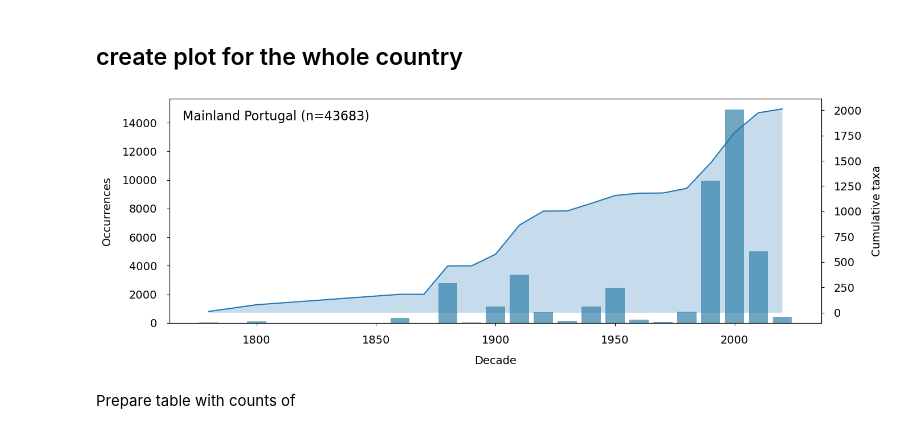
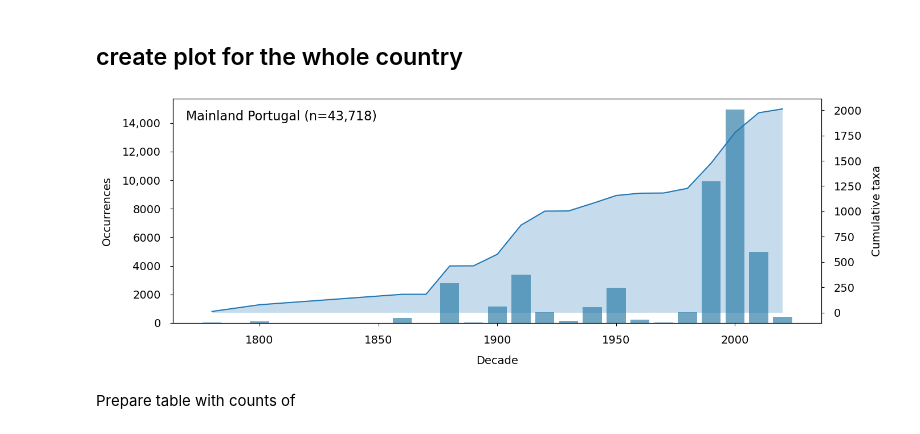
Before and after one commit to rpfigueira/lichen-checklist-pt, a Jupyter notebook: charts_fig2_province_no_labels.ipynb, the cells around one changed output. Cells and saved outputs as stored; diff of their text form; code cells hidden in the pictures.

Commit message:
update fig 2 mainland

```diff
--- a/charts_fig2_province_no_labels.ipynb
+++ b/charts_fig2_province_no_labels.ipynb
@@ -7,11 +7,13 @@ The composite of the figure is created by notebook `compose_map_province`.
 import pandas as pd
 import os
 
-df_occ = pd.read_csv('../dados_raw/checklist_occurrences_29Abr2026.csv', low_memory=False)
+df_occ = pd.read_csv('../dados_raw/checklist_occurrences_12Jun2026.csv', low_memory=False)
 df_prov_codes = pd.read_csv('../dados_raw/province_ids.csv')
 
 
-df_occ_valid_taxa = df_occ[(df_occ['taxonomicStatus'].str.lower() == 'accepted') | (df_occ['taxonomicStatus'].str.lower() == 'synonym')].reset_index(drop=True)
+# df_occ_valid_taxa = df_occ[(df_occ['taxonomicStatus'].str.lower() == 'accepted') | (df_occ['taxonomicStatus'].str.lower() == 'synonym')].reset_index(drop=True)
+
+df_occ_valid_taxa = df_occ.copy()
 
 df_occ_valid_taxa.shape
 # %% [output]
@@ -247,6 +249,14 @@ for province in sorted(df["provincia_process"].dropna().unique()):
 # %% [markdown]
 ## create plot for the whole country
 # %%
+from matplotlib.ticker import FuncFormatter
+
+def thousands_if_5digits(x, pos):
+    x = int(round(x))
+    if abs(x) >= 10000:
+        return f"{x:,}"
+    return f"{x}"
+
 df = df_occ_valid_taxa.copy()
 
 fontsize = 14
@@ -318,6 +328,10 @@ ax2.plot(full["decade"], full["cumulative_taxa"])
 ax2.set_ylabel("Cumulative taxa", fontsize=fontsize,labelpad=12)
 ax2.tick_params(axis='y', labelsize=fontsize)
 
+# Format y-axis numbers with thousands separators
+ax1.yaxis.set_major_formatter(FuncFormatter(thousands_if_5digits))
+ax2.yaxis.set_major_formatter(FuncFormatter(thousands_if_5digits))
+
 ax1.tick_params(pad=12)
 ax2.tick_params(pad=12)
 
@@ -328,35 +342,38 @@ ax2.tick_params(pad=12)
     # 1,1 = top‑right).  A small offset keeps the text away from the
     # border, and the `bbox` gives a light background so it stays legible
     # even on dark bars.
+n = len(df)
+n_text = f"{n:,}" if n >= 10000 else str(n)
+
 ax1.text(
     0.02,              # 2 % from the left
     0.95,              # 95 % from the bottom (i.e. top)
-    f"Mainland Portugal (n={len(df)})",
+    f"Mainland Portugal (n={len(df):,})",
     transform=ax1.transAxes,  # interpret coordinates in axes space
     fontsize=16,
     verticalalignment="top",   # anchor the top of the text
     color="black",
     bbox=dict(
         boxstyle="round,pad=0.3",
         facecolor="white",
         edgecolor="none",
         alpha=0.8,
    ),
 )
 
 
 
 
 plt.tight_layout()
 
 
 # save the plot
 fname = os.path.join(outdir, "whole_dataset.png")
 plt.savefig(fname, dpi=600, bbox_inches='tight')
 plt.show()
 plt.close(fig)
 # %% [output]
-[figure, old version]
+[figure, new version]
 # %% [markdown]
 Prepare table with counts of
 # %%
```
Also changed, not shown: parts of 4 cells of this notebook.
